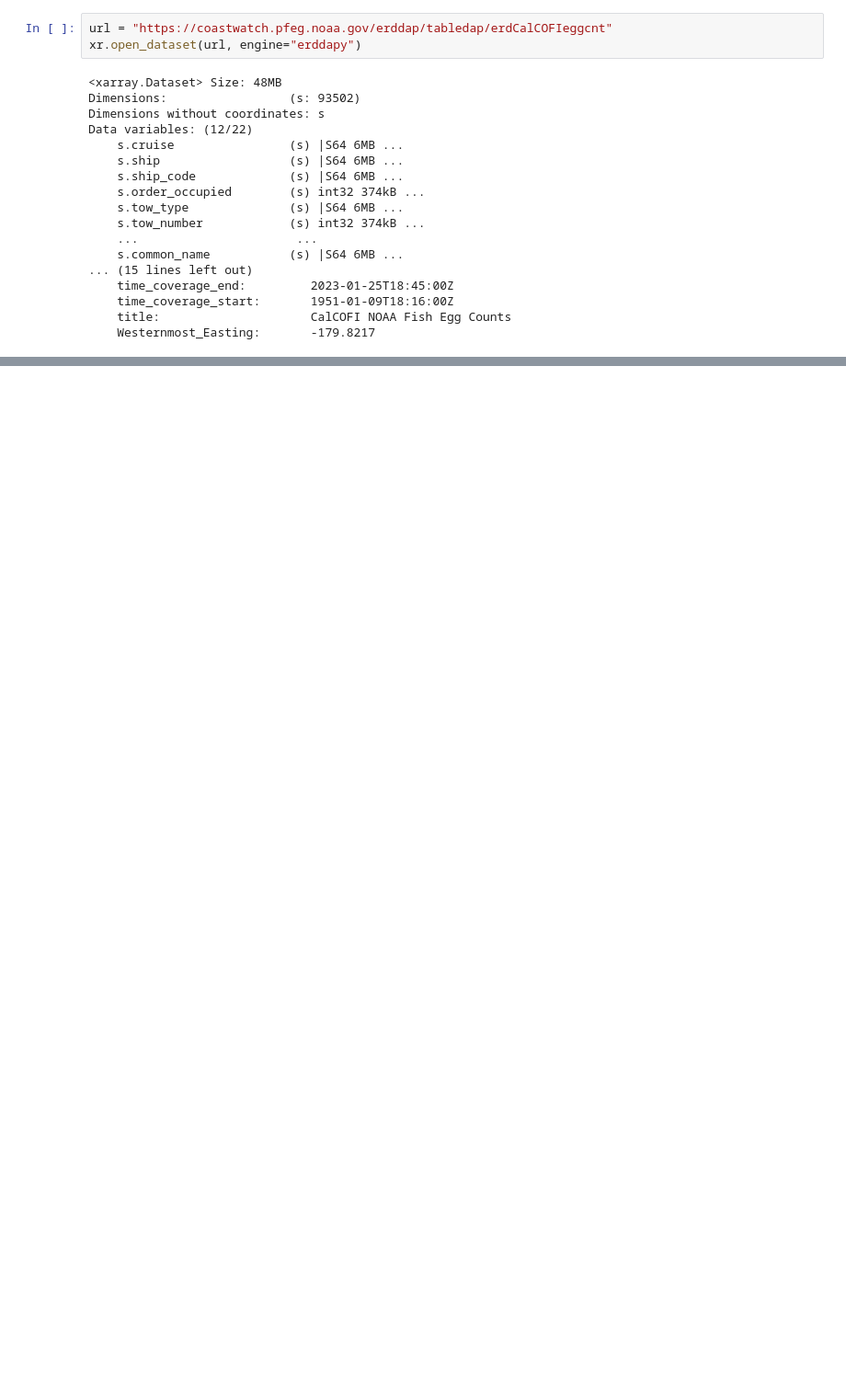
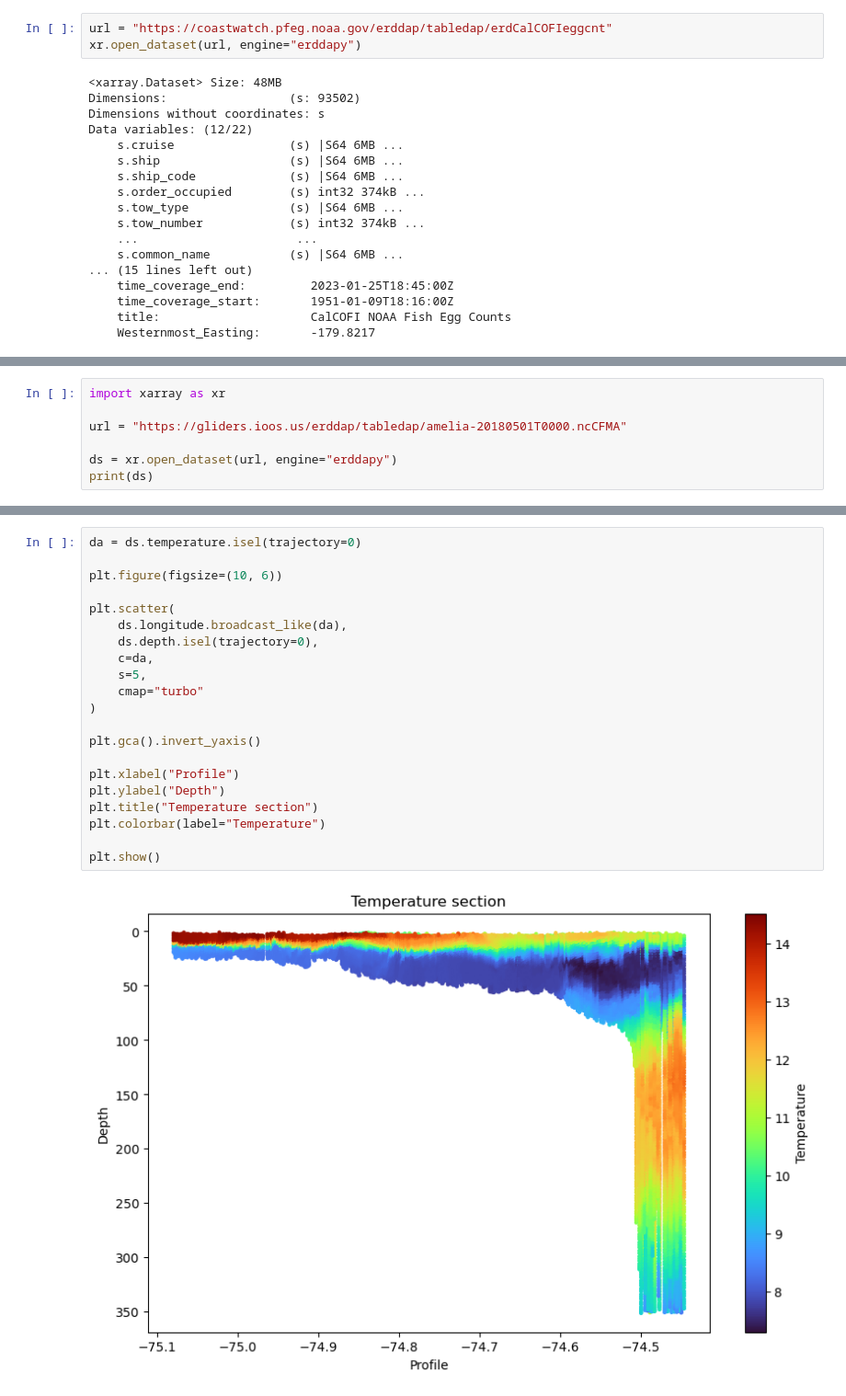
Before and after one commit to nmfs-opensci/NMFSHackDays-2026, a Jupyter notebook: topics/2026-04-17/erddap_tabledap.ipynb, the cells around one changed output, grey strips where cells are left out. Shown at 92% size. Drawn from its saved outputs; the diff is of its cells as text; blank space fills up the shorter version.

```diff
--- a/topics/2026-04-17/erddap_tabledap.ipynb
+++ b/topics/2026-04-17/erddap_tabledap.ipynb
@@ -102,0 +140,7 @@ HTTPError: Error {
+# %%
+import xarray as xr
+
+url = "https://gliders.ioos.us/erddap/tabledap/amelia-20180501T0000.ncCFMA"
+
+ds = xr.open_dataset(url, engine="erddapy")
+print(ds)
@@ -102,0 +165,23 @@ HTTPError: Error {
+# %%
+da = ds.temperature.isel(trajectory=0)
+
+plt.figure(figsize=(10, 6))
+
+plt.scatter(
+    ds.longitude.broadcast_like(da),
+    ds.depth.isel(trajectory=0),
+    c=da,
+    s=5,
+    cmap="turbo"
+)
+
+plt.gca().invert_yaxis()
+
+plt.xlabel("Profile")
+plt.ylabel("Depth")
+plt.title("Temperature section")
+plt.colorbar(label="Temperature")
+
+plt.show()
+# %% [output]
+[figure, added]
```
Also changed, not shown: parts of 8 cells of this notebook, 15 other files.
